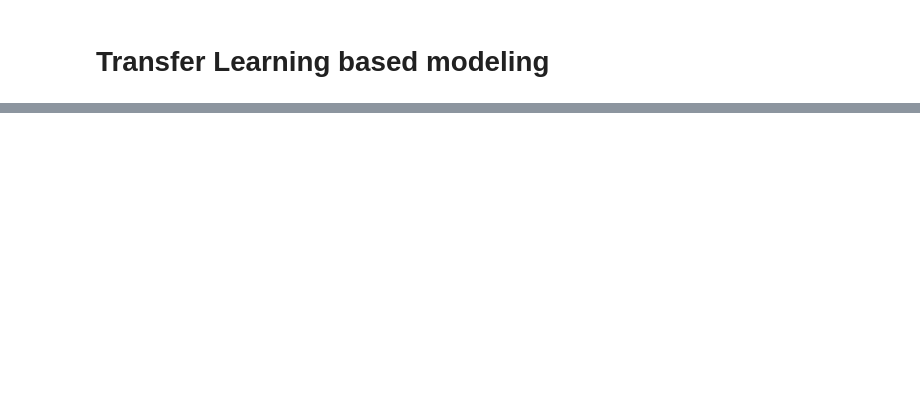
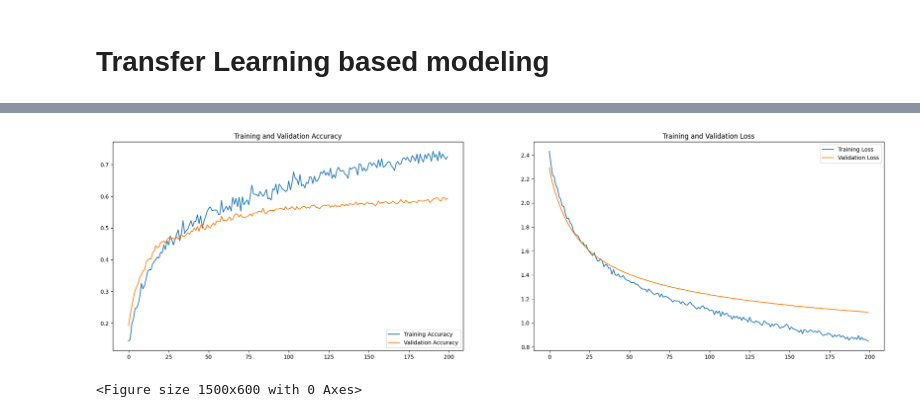
Before and after one commit to harshit0101s/Music-Genre-Classification, a Jupyter notebook: genre_classification.ipynb, the cells around one changed output, grey strips where cells are left out. Cells and saved outputs as stored; diff of their text form; code cells hidden in the pictures; blank space fills up the shorter version.

```diff
--- a/genre_classification.ipynb
+++ b/genre_classification.ipynb
@@ -94,16 +181,0 @@ import numpy as np
-# %%
-labels = ['blues', 'classical', 'country', 'disco', 'hiphop', 'jazz', 'metal', 'pop', 'reggae', 'rock']
-img_size = 256
-def get_data(data_dir):
-    data = []
-    for label in labels:
-        path = os.path.join(data_dir, label)
-        class_num = labels.index(label)
-        for img in os.listdir(path):
-            try:
-                img_arr = cv2.imread(os.path.join(path, img))[...,::-1] #convert BGR to RGB format
-                resized_arr = cv2.resize(img_arr, (img_size, img_size)) # Reshaping images to preferred size
-                data.append([resized_arr, class_num])
-            except Exception as e:
-                print(e)
-    return np.array(data)
@@ -255,8 +406,8 @@ model = tf.keras.Sequential([base_model,
                                 ])
 # %%
 base_learning_rate = 0.0001
-model.compile(optimizer=tf.keras.optimizers.Adam(lr=base_learning_rate),
-              loss=tf.keras.losses.SparseCategoricalCrossentropy(from_logits=True),
-              metrics=['accuracy'])
+model.compile(optimizer=tf.keras.optimizers.Adam(learning_rate=base_learning_rate),
+loss=tf.keras.losses.SparseCategoricalCrossentropy(from_logits=True),
+metrics=['accuracy'])
 
-history1 = model.fit(x_train,y_train,epochs = 500 , validation_data = (x_val, y_val))
+history1 = model.fit(x_train,y_train,epochs = 200 , validation_data = (x_val, y_val))
@@ -265,35 +456,37 @@ model.summary()
 # %%
 acc = history1.history['accuracy']
 val_acc = history1.history['val_accuracy']
 loss = history1.history['loss']
 val_loss = history1.history['val_loss']
 
-epochs_range = range(500)
+epochs_range = range(200)
 
 plt.figure(figsize=(25, 15))
 plt.subplot(2, 2, 1)
 plt.plot(epochs_range, acc, label='Training Accuracy')
 plt.plot(epochs_range, val_acc, label='Validation Accuracy')
 plt.legend(loc='lower right')
 plt.title('Training and Validation Accuracy')
 
 plt.subplot(2, 2, 2)
 plt.plot(epochs_range, loss, label='Training Loss')
 plt.plot(epochs_range, val_loss, label='Validation Loss')
 plt.legend(loc='upper right')
 plt.title('Training and Validation Loss')
 plt.show()
+# %% [output]
+[figure, added]
 # %%
 import pickle
-history = pickle.load(open('history_500_epoch_tr.pkl','rb'))
+history = pickle.load(open('history_200_epoch_tr.pkl','rb'))
 acc = history['accuracy']
 val_acc = history['val_accuracy']
 loss = history['loss']
 val_loss = history['val_loss']
 
-epochs_range = range(500)
+epochs_range = range(200)
 fig, (ax1, ax2) = plt.subplots(1,2, figsize=(15,6))
-plt.rc('xtick', labelsize=10)    # fontsize of the tick labels
+plt.rc('xtick', labelsize=10) # fontsize of the tick labels
 plt.rc('ytick', labelsize=10)
 ax1.plot(epochs_range, acc, label='Training Accuracy', c = '#4CAF50', linewidth=4)
 ax1.plot(epochs_range, val_acc, label='Validation Accuracy', c='red', linewidth=4)
@@ -312,4 +505,6 @@ fig.tight_layout(pad=3.0)
 #plt.show()
 plt.savefig('tfr_plot1.png',bbox_inches = 'tight')
 plt.clf()
+# %% [output]
+<Figure size 1500x600 with 0 Axes>
 # %%
```
Also changed, not shown: parts of 58 cells of this notebook, 1 other file.
